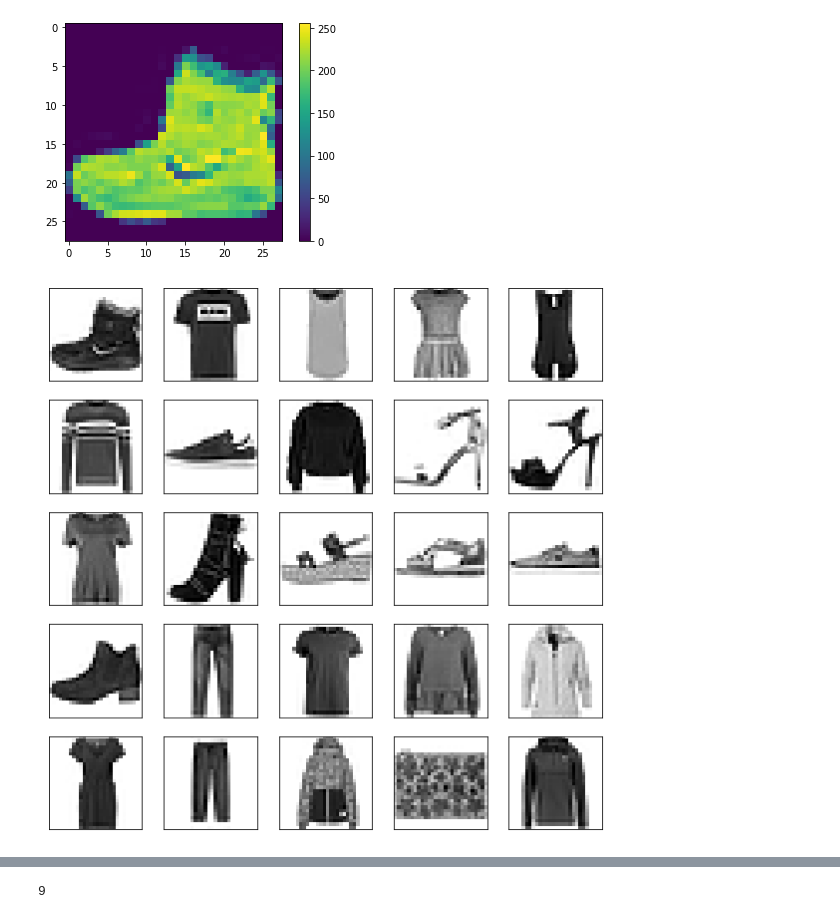
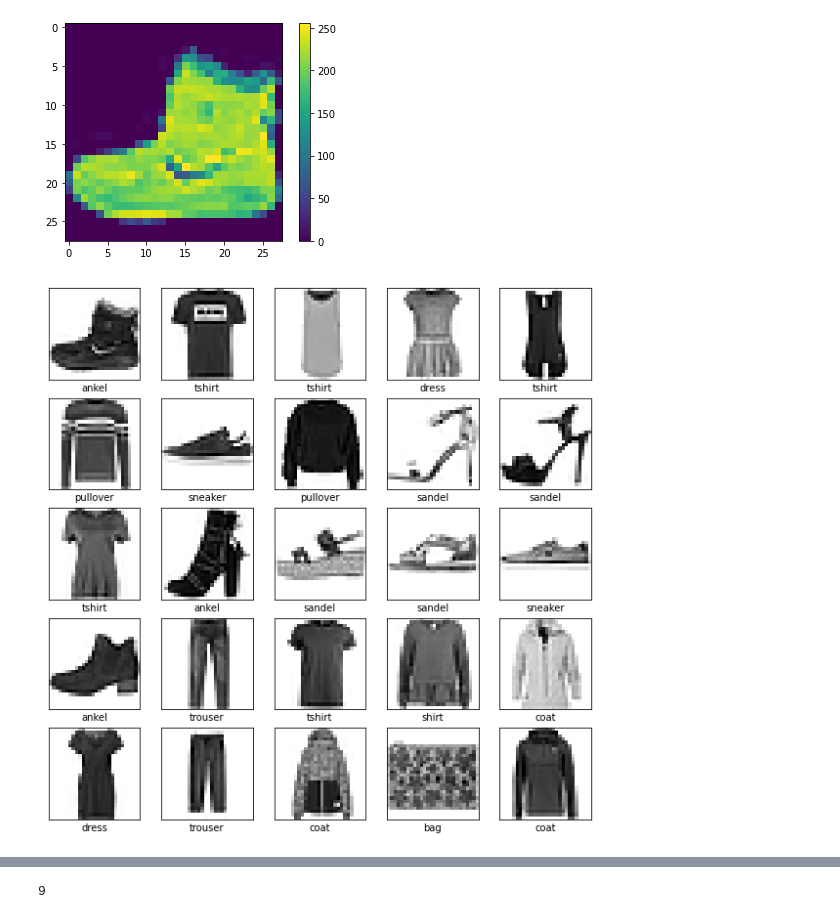
Before and after one commit to EslamWalid/Deep_learning-course-, a Jupyter notebook: ch2_Building_and_Training_Your_First_Neural_Network.ipynb, the cells around one changed output, grey strips where cells are left out. Saved outputs shown, nothing was run; the diff lists cells and outputs as text; code cells hidden in the pictures.

```diff
--- a/ch2_Building_and_Training_Your_First_Neural_Network.ipynb
+++ b/ch2_Building_and_Training_Your_First_Neural_Network.ipynb
@@ -26,2 +15,3 @@ Downloading data from https://storage.googleapis.com/tensorflow/tf-keras-dataset
 # %%
-classNames=['tshit','trouser','pullover','dress','coat','sandel','shirt','sneaker','bag','ankel']
+# make list of img lable
+classNames=['tshirt','trouser','pullover','dress','coat','sandel','shirt','sneaker','bag','ankel']
@@ -42,13 +35,16 @@ plt.show()
 trainImg=trainImg/255.0
 testImg=testImg/255.0
 # %%
+# show unique img
 plt.figure(figsize=(10,10))
 for i in range(25):
   plt.subplot(5,5,i+1)
   plt.xticks([])
   plt.yticks([])
   plt.grid(False)
   plt.imshow(trainImg[i],cmap=plt.cm.binary)
+  plt.xlabel(classNames[trainLables[i]])
+plt.show()
 # %% [output]
-[figure, old version]
+[figure, new version]
 # %%
```
Also changed, not shown: parts of 12 cells of this notebook.
